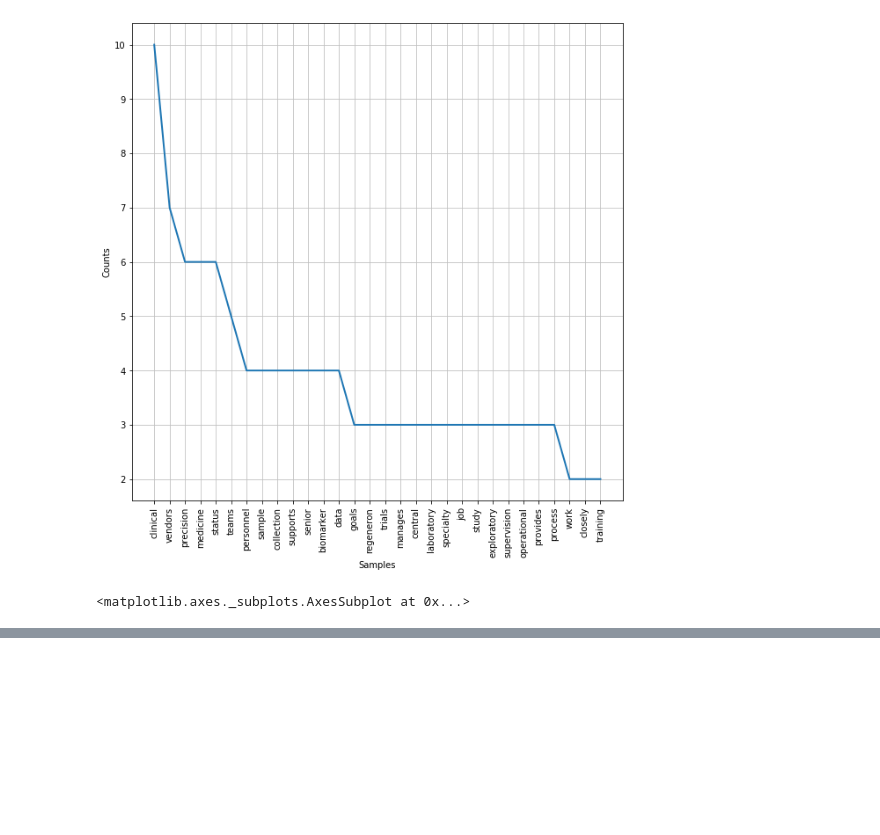
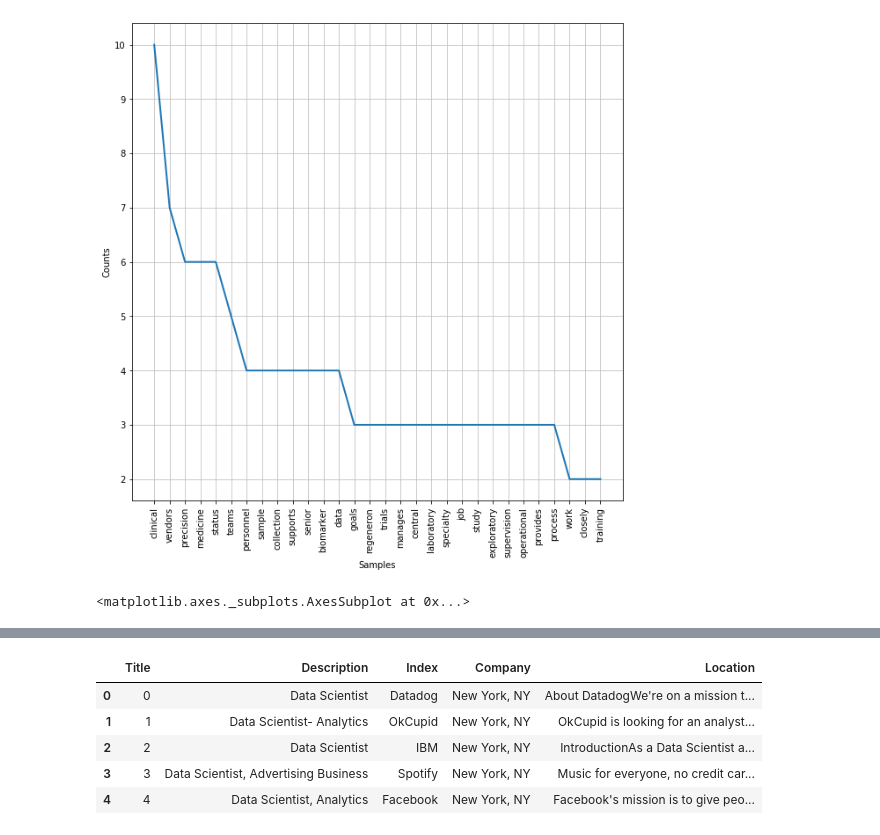
Before and after one commit to rmei97/word_cloud, a Jupyter notebook: analysis.ipynb, the cells around one changed output, grey strips where cells are left out. Drawn from its saved outputs; the diff is of its cells as text; code cells hidden in the pictures; blank space fills up the shorter version.

Commit message:
start pandas frame and target variable for nlp

```diff
--- a/analysis.ipynb
+++ b/analysis.ipynb
@@ -135,0 +99,4 @@ tokenizer.tokenize(entry)
+# %%
+c.execute("""SELECT * FROM data_scientist_postings""")
+
+rows = c.fetchall()
@@ -135,0 +111,11 @@ tokenizer.tokenize(entry)
+# %%
+df = pd.DataFrame(rows, columns = {'Index','Title','Company','Location','Description'})
+# %%
+df.head()
+# %% [output]
+|  | Title | Description | Index | Company | Location |
+| 0 | 0 | Data Scientist | Datadog | New York, NY | About DatadogWe're on a mission t... |
+| 1 | 1 | Data Scientist- Analytics | OkCupid | New York, NY | OkCupid is looking for an analyst... |
+| 2 | 2 | Data Scientist | IBM | New York, NY | IntroductionAs a Data Scientist a... |
+| 3 | 3 | Data Scientist, Advertising Business | Spotify | New York, NY | Music for everyone, no credit car... |
+| 4 | 4 | Data Scientist, Analytics | Facebook | New York, NY | Facebook's mission is to give peo... |
```
Also changed, not shown: parts of 10 cells of this notebook.
